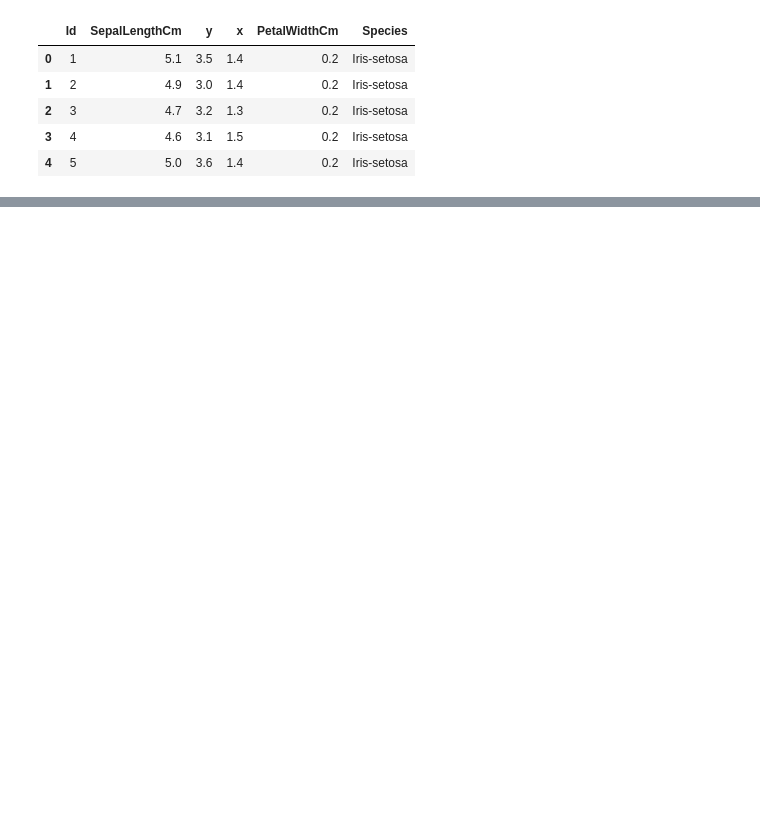
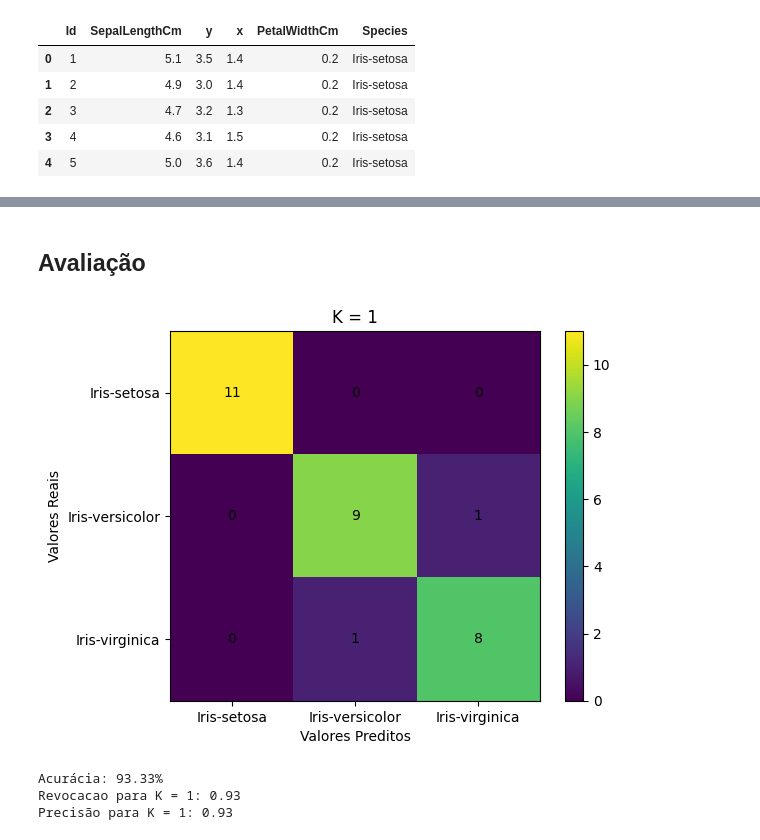
Before and after one commit to carlos-junior2/KNN, a Jupyter notebook: KNN.ipynb, the cells around one changed output, grey strips where cells are left out. Cells and saved outputs as stored; diff of their text form; code cells hidden in the pictures; blank space fills up the shorter version.

```diff
--- a/KNN.ipynb
+++ b/KNN.ipynb
@@ -175,0 +186,20 @@ Erros:  1
+# %%
+
+def plotMatrix(matriz, titulo):
+  matriz_np = np.array(matriz)
+
+  plt.imshow(matriz_np, cmap='viridis', interpolation='nearest')
+
+  plt.colorbar()
+
+  plt.xticks([0, 1, 2], ['Iris-setosa', 'Iris-versicolor', 'Iris-virginica'])
+  plt.yticks([0, 1, 2], ['Iris-setosa', 'Iris-versicolor', 'Iris-virginica'])
+  plt.title(titulo)
+  plt.xlabel('Valores Preditos')
+  plt.ylabel('Valores Reais')
+
+  for i in range(len(matriz)):
+    for j in range(len(matriz[0])):
+      plt.text(j, i, str(matriz[i][j]), ha='center', va='center', color='black')
+
+  plt.show()
@@ -175,0 +295,4 @@ Erros:  1
+# %%
+def calculaMetricas(k):
+  print(revocacao(k))
+  print(precisao(k))
@@ -175,0 +301,14 @@ Erros:  1
+# %%
+k1, mc1 = testeKNN(1, False)
+k3, mc2 = testeKNN(3, False)
+k5, mc3 = testeKNN(5, False)
+k7, mc4 = testeKNN(7, False)
+
+print("K = 1")
+print(mc1)
+print("K = 3")
+print(mc2)
+print("K = 5")
+print(mc3)
+print("K = 7")
+print(mc4)
@@ -175,0 +324,11 @@ Erros:  1
+# %% [markdown]
+## Avaliação
+# %%
+plotMatrix(mc1, "K = 1")
+print(f"Acurácia: {k1}%")
+calculaMetricas(1)
+# %% [output]
+[figure, added]
+Acurácia: 93.33%
+Revocacao para K = 1: 0.93
+Precisão para K = 1: 0.93
```
Also changed, not shown: parts of 60 cells of this notebook.
